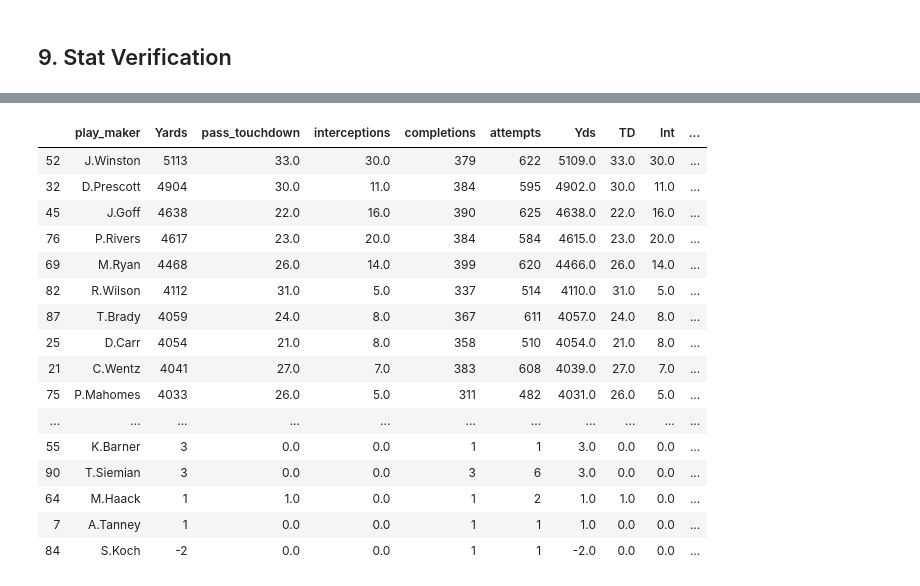
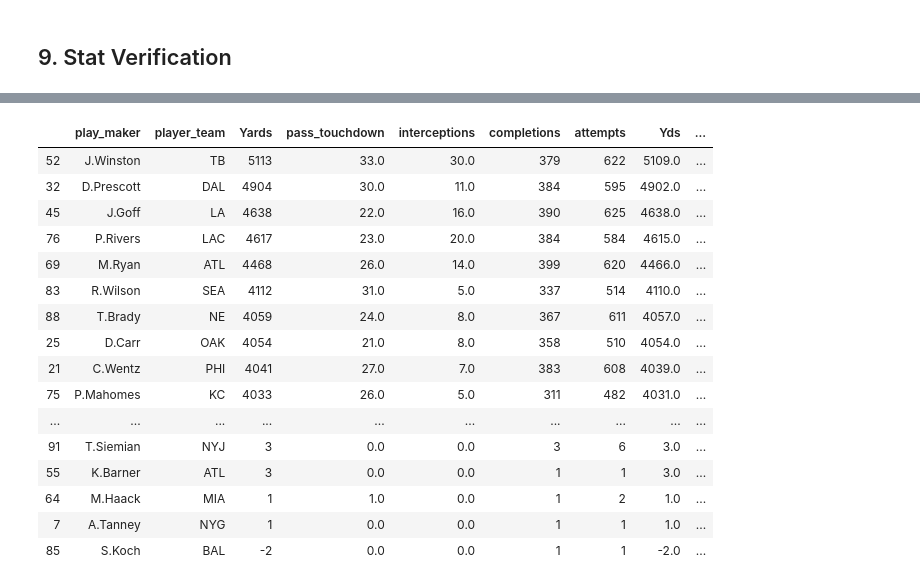
Before and after one commit to scunden/Project-Dash, a Jupyter notebook: 2. Data-Cleanup/0. Cleanup/cleanup.ipynb, the cells around one changed output, grey strips where cells are left out. Saved outputs shown, nothing was run; the diff lists cells and outputs as text; code cells hidden in the pictures.

Commit message:
QB, RB, and WR tables complete

```diff
--- a/2. Data-Cleanup/0. Cleanup/cleanup.ipynb
+++ b/2. Data-Cleanup/0. Cleanup/cleanup.ipynb
@@ -543,12 +545,18 @@ QB stats
+# %%
+df_QB['Tm'] = np.where(df_QB['Tm'] == 'TAM', 'TB', df_QB['Tm'])
+df_QB['Tm'] = np.where(df_QB['Tm'] == 'NOR', 'NO', df_QB['Tm'])
+df_QB['Tm'] = np.where(df_QB['Tm'] == 'KAN', 'KC', df_QB['Tm'])
+df_QB['Tm'] = np.where(df_QB['Tm'] == 'SFO', 'SF', df_QB['Tm'])
+df_QB['Tm'] = np.where(df_QB['Tm'] == 'NWE', 'NE', df_QB['Tm'])
+df_QB['Tm'] = np.where(df_QB['Tm'] == 'GNB', 'GB', df_QB['Tm'])
+df_QB['Tm'] = np.where(df_QB['Tm'] == 'LAR', 'LA', df_QB['Tm'])
 # %%
-# calculates the number of plays each player was the playmaker for
-comp_list = df[(df['play_type'] == 'pass') & (df['reception'] == 1) & (df['sack'] != 1)].groupby('play_maker', as_index = False).play_maker_id.count()
 
-Att_list = df[(df['play_type'] == 'pass') & (df['sack'] != 1)].groupby('play_maker', as_index = False).play_maker_id.count()
-# comp_list[freq_list['play_maker'] == 'D.Prescott']
-# freq_list.head()
-# df.play_type.unique()
-# df[df['play_type'] == 'Pass']
-Att_comp = comp_list.merge(Att_list, on = 'play_maker', how = 'inner')
+comp_list = df[(df['play_type'] == 'pass') & (df['reception'] == 1) & (df['sack'] != 1)].groupby(['play_maker', 'posteam'], as_index = False).play_maker_id.count()
+
+Att_list = df[(df['play_type'] == 'pass') & (df['sack'] != 1)].groupby(['play_maker', 'posteam'], as_index = False).play_maker_id.count()
+
+Att_comp = comp_list.merge(Att_list, on = ['play_maker', 'posteam'], how = 'inner')
+Att_comp = Att_comp.rename(columns = {'posteam': 'player_team'})
 Att_comp
 # %% [output]
@@ -570,14 +582,14 @@ pd.set_option('display.max_rows',None)
 
 
 
-A = df[(df['play_type'] == 'pass') & (df['sack'] != 1)].groupby('play_maker', as_index = False).agg({
+A = df[(df['play_type'] == 'pass') & (df['sack'] != 1)].groupby(['play_maker', 'posteam'], as_index = False).agg({
     'yards_gained':['sum', 'max'],
     'pass_touchdown':['sum'],
     'interception':['sum']
 
 })
 
-A.columns = ['play_maker', 'Yards', 'Long', 'pass_touchdown', 'interceptions']
+A.columns = ['play_maker', 'player_team', 'Yards', 'Long', 'pass_touchdown', 'interceptions']
 
 A.sort_values(['pass_touchdown'], ascending = False)
 # %% [output]
@@ -605,8 +613,7 @@ array([ 0.,  1., nan])
 # %%
-Final_QB_Stats = A.merge(Att_comp, on = 'play_maker', how = 'inner')
+Final_QB_Stats = A.merge(Att_comp, on = ['play_maker', 'player_team'], how = 'inner')
 Final_QB_Stats = Final_QB_Stats.rename(columns = {'play_maker_id_x': 'completions'})
 Final_QB_Stats = Final_QB_Stats.rename(columns = {'play_maker_id_y': 'attempts'})
-# Final_QB_Stats.sort_values(['pass_touchdown'], ascending = False)
 
 
 Final_QB_Stats
@@ -631,30 +638,31 @@ Final_QB_Stats
 # %%
 df_QB = df_QB.rename(columns = {'Player': 'play_maker'})
-
-valid_table_QB = Final_QB_Stats[['play_maker', 'Yards', 'pass_touchdown',
-                                'interceptions', 'completions', 'attempts']].merge(df_QB[['play_maker', 'Yds', 'TD', 'Int', 'Cmp', 'Att']], on = 'play_maker', how = 'left')
+df_QB = df_QB.rename(columns = {'Tm': 'player_team'})
+df_QB
+valid_table_QB = Final_QB_Stats[['play_maker', 'player_team', 'Yards', 'pass_touchdown',
+                                'interceptions', 'completions', 'attempts']].merge(df_QB[['play_maker', 'player_team', 'Yds', 'TD', 'Int', 'Cmp', 'Att']], on = ['play_maker', 'player_team'], how = 'left')
 
 valid_table_QB['delta_yds'] = valid_table_QB['Yards'] - valid_table_QB['Yds']
 valid_table_QB['delta_TD'] = valid_table_QB['pass_touchdown'] - valid_table_QB['TD']
 valid_table_QB['delta_int'] = valid_table_QB['interceptions'] - valid_table_QB['Int']
 valid_table_QB['delta_cmp'] = valid_table_QB['completions'] - valid_table_QB['Cmp']
 valid_table_QB['delta_att'] = valid_table_QB['attempts'] - valid_table_QB['Att']
 valid_table_QB.sort_values(['Yards'], ascending = False)
 # %% [output]
-|  | play_maker | Yards | pass_touchdown | interceptions | completions | attempts | Yds | TD | Int | ... |
-| 52 | J.Winston | 5113 | 33.0 | 30.0 | 379 | 622 | 5109.0 | 33.0 | 30.0 | ... |
-| 32 | D.Prescott | 4904 | 30.0 | 11.0 | 384 | 595 | 4902.0 | 30.0 | 11.0 | ... |
-| 45 | J.Goff | 4638 | 22.0 | 16.0 | 390 | 625 | 4638.0 | 22.0 | 16.0 | ... |
-| 76 | P.Rivers | 4617 | 23.0 | 20.0 | 384 | 584 | 4615.0 | 23.0 | 20.0 | ... |
-| 69 | M.Ryan | 4468 | 26.0 | 14.0 | 399 | 620 | 4466.0 | 26.0 | 14.0 | ... |
-| 82 | R.Wilson | 4112 | 31.0 | 5.0 | 337 | 514 | 4110.0 | 31.0 | 5.0 | ... |
-| 87 | T.Brady | 4059 | 24.0 | 8.0 | 367 | 611 | 4057.0 | 24.0 | 8.0 | ... |
-| 25 | D.Carr | 4054 | 21.0 | 8.0 | 358 | 510 | 4054.0 | 21.0 | 8.0 | ... |
-| 21 | C.Wentz | 4041 | 27.0 | 7.0 | 383 | 608 | 4039.0 | 27.0 | 7.0 | ... |
-| 75 | P.Mahomes | 4033 | 26.0 | 5.0 | 311 | 482 | 4031.0 | 26.0 | 5.0 | ... |
-| ... | ... | ... | ... | ... | ... | ... | ... | ... | ... | ... |
-| 55 | K.Barner | 3 | 0.0 | 0.0 | 1 | 1 | 3.0 | 0.0 | 0.0 | ... |
-| 90 | T.Siemian | 3 | 0.0 | 0.0 | 3 | 6 | 3.0 | 0.0 | 0.0 | ... |
-| 64 | M.Haack | 1 | 1.0 | 0.0 | 1 | 2 | 1.0 | 1.0 | 0.0 | ... |
-| 7 | A.Tanney | 1 | 0.0 | 0.0 | 1 | 1 | 1.0 | 0.0 | 0.0 | ... |
-| 84 | S.Koch | -2 | 0.0 | 0.0 | 1 | 1 | -2.0 | 0.0 | 0.0 | ... |
+|  | play_maker | player_team | Yards | pass_touchdown | interceptions | completions | attempts | Yds | ... |
+| 52 | J.Winston | TB | 5113 | 33.0 | 30.0 | 379 | 622 | 5109.0 | ... |
+| 32 | D.Prescott | DAL | 4904 | 30.0 | 11.0 | 384 | 595 | 4902.0 | ... |
+| 45 | J.Goff | LA | 4638 | 22.0 | 16.0 | 390 | 625 | 4638.0 | ... |
+| 76 | P.Rivers | LAC | 4617 | 23.0 | 20.0 | 384 | 584 | 4615.0 | ... |
+| 69 | M.Ryan | ATL | 4468 | 26.0 | 14.0 | 399 | 620 | 4466.0 | ... |
+| 83 | R.Wilson | SEA | 4112 | 31.0 | 5.0 | 337 | 514 | 4110.0 | ... |
+| 88 | T.Brady | NE | 4059 | 24.0 | 8.0 | 367 | 611 | 4057.0 | ... |
+| 25 | D.Carr | OAK | 4054 | 21.0 | 8.0 | 358 | 510 | 4054.0 | ... |
+| 21 | C.Wentz | PHI | 4041 | 27.0 | 7.0 | 383 | 608 | 4039.0 | ... |
+| 75 | P.Mahomes | KC | 4033 | 26.0 | 5.0 | 311 | 482 | 4031.0 | ... |
+| ... | ... | ... | ... | ... | ... | ... | ... | ... | ... |
+| 91 | T.Siemian | NYJ | 3 | 0.0 | 0.0 | 3 | 6 | 3.0 | ... |
+| 55 | K.Barner | ATL | 3 | 0.0 | 0.0 | 1 | 1 | 3.0 | ... |
+| 64 | M.Haack | MIA | 1 | 1.0 | 0.0 | 1 | 2 | 1.0 | ... |
+| 7 | A.Tanney | NYG | 1 | 0.0 | 0.0 | 1 | 1 | 1.0 | ... |
+| 85 | S.Koch | BAL | -2 | 0.0 | 0.0 | 1 | 1 | -2.0 | ... |
```
Also changed, not shown: parts of 23 cells of this notebook.
